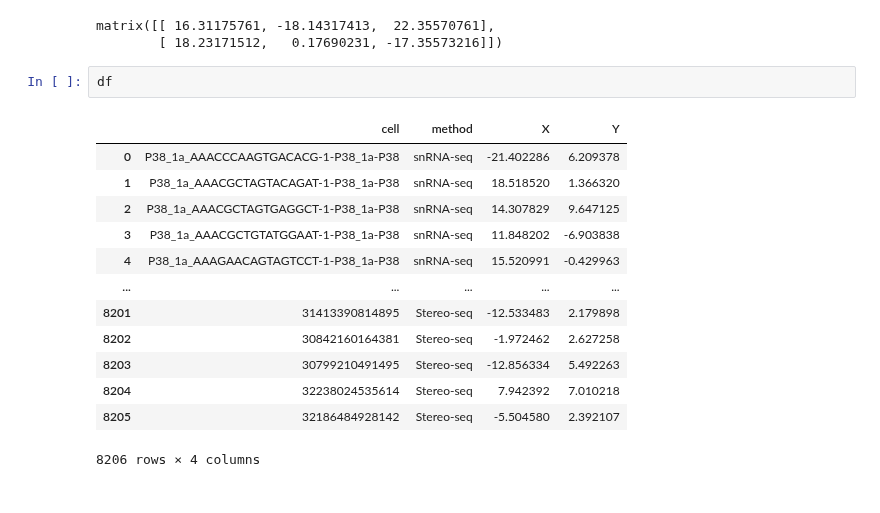
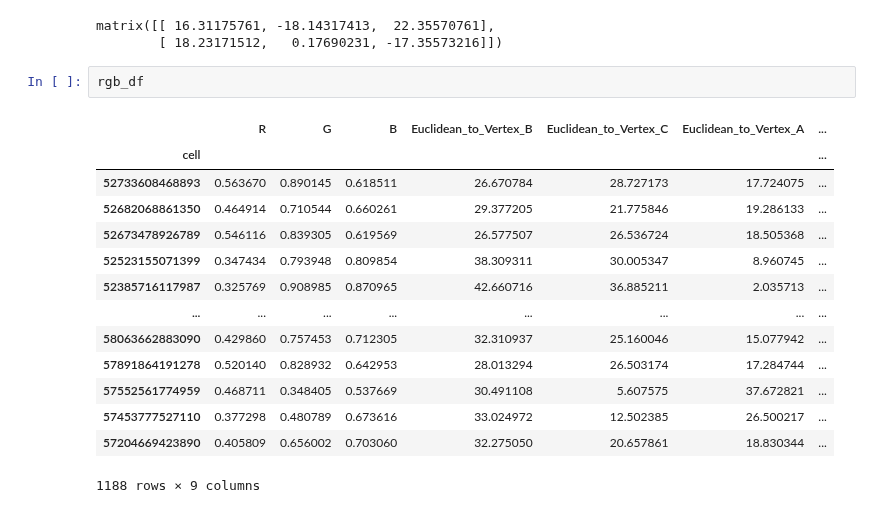
Before and after one commit to ryan-gorzek/trachtenberg-lab, a Jupyter notebook: transcriptomics/V1/figures/triangle_colormap_opossum.ipynb, the cells around one changed output. Drawn from its saved outputs; the diff is of its cells as text.

```diff
--- a/transcriptomics/V1/figures/triangle_colormap_opossum.ipynb
+++ b/transcriptomics/V1/figures/triangle_colormap_opossum.ipynb
@@ -87,19 +101,20 @@ XC_r
 # %% [output]
 matrix([[ 16.31175761, -18.14317413,  22.35570761],
         [ 18.23171512,   0.17690231, -17.35573216]])
-# %%
-df
-# %% [output]
-|  | cell | method | X | Y |
-| 0 | P38_1a_AAACCCAAGTGACACG-1-P38_1a-P38 | snRNA-seq | -21.402286 | 6.209378 |
-| 1 | P38_1a_AAACGCTAGTACAGAT-1-P38_1a-P38 | snRNA-seq | 18.518520 | 1.366320 |
-| 2 | P38_1a_AAACGCTAGTGAGGCT-1-P38_1a-P38 | snRNA-seq | 14.307829 | 9.647125 |
-| 3 | P38_1a_AAACGCTGTATGGAAT-1-P38_1a-P38 | snRNA-seq | 11.848202 | -6.903838 |
-| 4 | P38_1a_AAAGAACAGTAGTCCT-1-P38_1a-P38 | snRNA-seq | 15.520991 | -0.429963 |
-| ... | ... | ... | ... | ... |
-| 8201 | 31413390814895 | Stereo-seq | -12.533483 | 2.179898 |
-| 8202 | 30842160164381 | Stereo-seq | -1.972462 | 2.627258 |
-| 8203 | 30799210491495 | Stereo-seq | -12.856334 | 5.492263 |
-| 8204 | 32238024535614 | Stereo-seq | 7.942392 | 7.010218 |
-| 8205 | 32186484928142 | Stereo-seq | -5.504580 | 2.392107 |
-8206 rows × 4 columns
+# %%
+rgb_df
+# %% [output]
+|  | R | G | B | Euclidean_to_Vertex_B | Euclidean_to_Vertex_C | Euclidean_to_Vertex_A | ... |
+| cell |  |  |  |  |  |  | ... |
+| 52733608468893 | 0.563670 | 0.890145 | 0.618511 | 26.670784 | 28.727173 | 17.724075 | ... |
+| 52682068861350 | 0.464914 | 0.710544 | 0.660261 | 29.377205 | 21.775846 | 19.286133 | ... |
+| 52673478926789 | 0.546116 | 0.839305 | 0.619569 | 26.577507 | 26.536724 | 18.505368 | ... |
+| 52523155071399 | 0.347434 | 0.793948 | 0.809854 | 38.309311 | 30.005347 | 8.960745 | ... |
+| 52385716117987 | 0.325769 | 0.908985 | 0.870965 | 42.660716 | 36.885211 | 2.035713 | ... |
+| ... | ... | ... | ... | ... | ... | ... | ... |
+| 58063662883090 | 0.429860 | 0.757453 | 0.712305 | 32.310937 | 25.160046 | 15.077942 | ... |
+| 57891864191278 | 0.520140 | 0.828932 | 0.642953 | 28.013294 | 26.503174 | 17.284744 | ... |
+| 57552561774959 | 0.468711 | 0.348405 | 0.537669 | 30.491108 | 5.607575 | 37.672821 | ... |
+| 57453777527110 | 0.377298 | 0.480789 | 0.673616 | 33.024972 | 12.502385 | 26.500217 | ... |
+| 57204669423890 | 0.405809 | 0.656002 | 0.703060 | 32.275050 | 20.657861 | 18.830344 | ... |
+1188 rows × 9 columns
```
Also changed, not shown: parts of 3 cells of this notebook, 2 other files.
